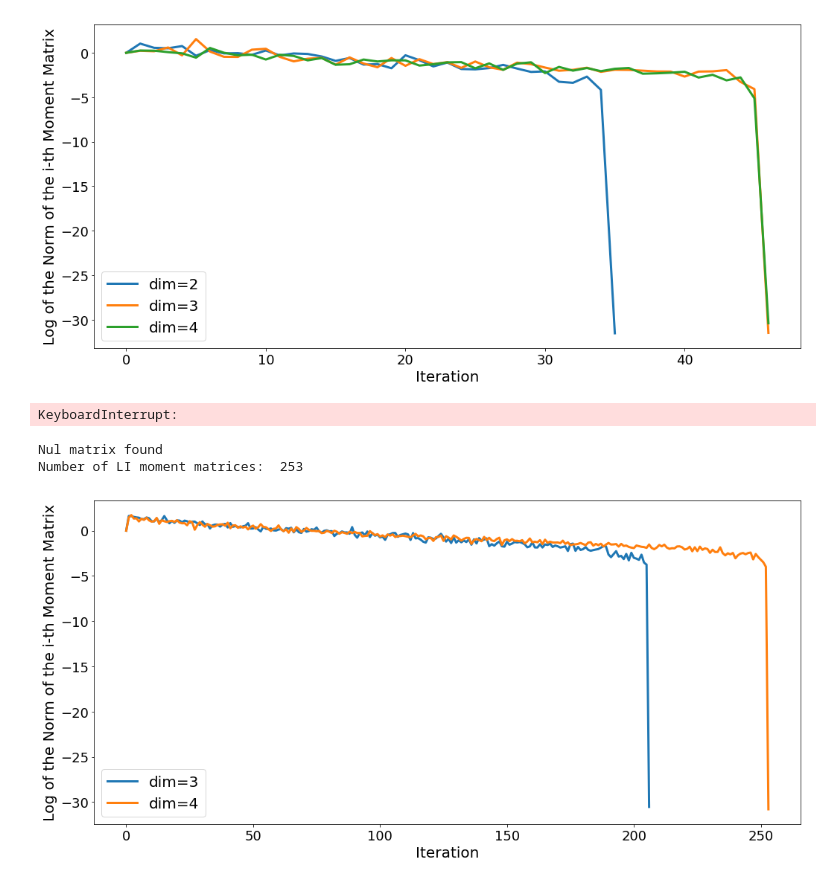
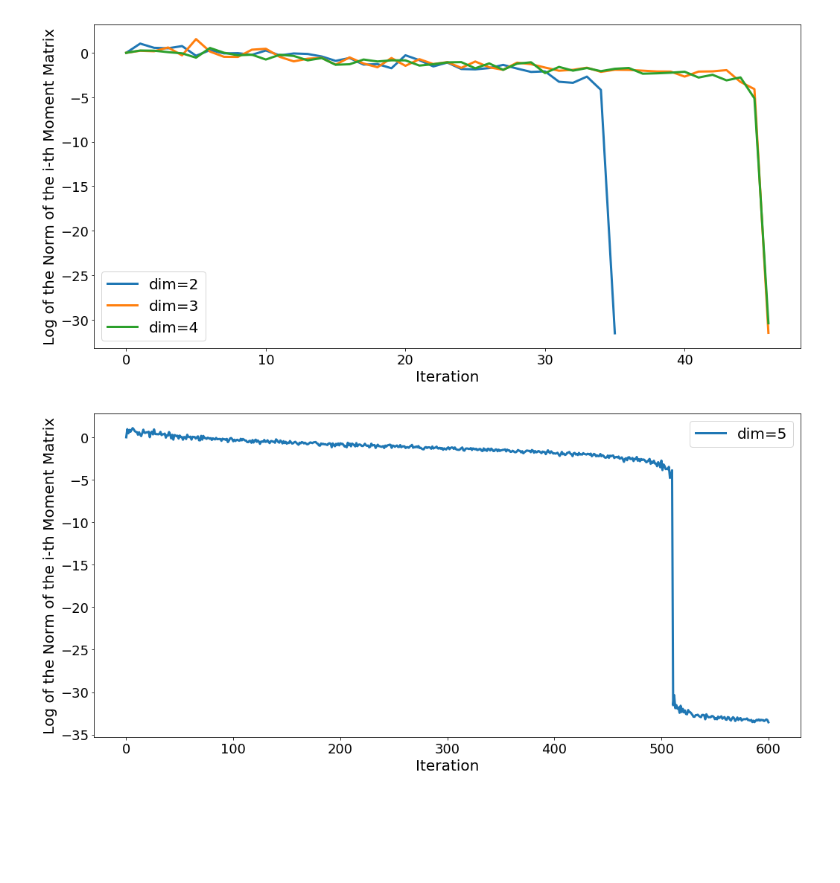
Before and after one commit to adelshb/Bounding-the-dimension-of-quantum-systems-with-sequential-measurements, a Jupyter notebook: public/Build_a_Basis_via_Gram_Schmidt_Process.ipynb, the cells around one changed output. Drawn from its saved outputs; the diff is of its cells as text; code cells hidden in the pictures; blank space fills up the shorter version.

```diff
--- a/public/Build_a_Basis_via_Gram_Schmidt_Process.ipynb
+++ b/public/Build_a_Basis_via_Gram_Schmidt_Process.ipynb
@@ -88,25 +84,50 @@ num_out = 3
 # %%
-dim = 3
-X3, N3 = basis_gs(dim, num_obs, len_seq, num_out, True)
+dim = 5
+num_obs = 3
+len_seq = 2
+num_out = 3
+remove_last = True
-# %% [output]
-KeyboardInterrupt:
-# %%
-dim = 4
-X4, N4 = basis_gs(dim, num_obs, len_seq, num_out, True)
-# %% [output]
-Nul matrix found
-Number of LI moment matrices:  253
+# %%
+flag = False
+X_basis = []
+Norm = []
+
+X = rand_moment(dim,
+                num_obs,
+                len_seq,
+                num_out,
+                [len_seq],
+                remove_last)
+
+X = X/LA.norm(X)
+X_basis.append(X)
+Norm.append(LA.norm(X))
+# %%
+for __ in range(100):
+
+    X = rand_moment(dim,
+                num_obs,
+                len_seq,
+                num_out,
+                [len_seq],
+                remove_last)
+
+    for k in range(len(X_basis)):
+        X -= X_basis[k]*np.sum(X_basis[k]*np.conjugate(X))
+
+    Norm.append(LA.norm(X))
+
+    X = X/LA.norm(X)
+    X_basis.append(X)
 # %%
 fig = plt.figure(figsize=(17, 8))
 
-#plt.plot(np.log(N2), linewidth = 3, zorder=1, label="dim=2")
-plt.plot(np.log(N3), linewidth = 3, zorder=1, label="dim=3")
-plt.plot(np.log(N4), linewidth = 3, zorder=1, label="dim=4")
+plt.plot(np.log(Norm), linewidth = 3, zorder=1, label="dim=5")
 
 plt.legend(fontsize=20)
 plt.ylabel('Log of the Norm of the i-th Moment Matrix', fontsize=20)
 plt.xlabel('Iteration', fontsize=20)
 plt.tick_params(axis='both', labelsize=18)
 plt.show()
 # %% [output]
-[figure, old version]
+[figure, new version]
```
Also changed, not shown: parts of 1 cell of this notebook, 3 other files.
